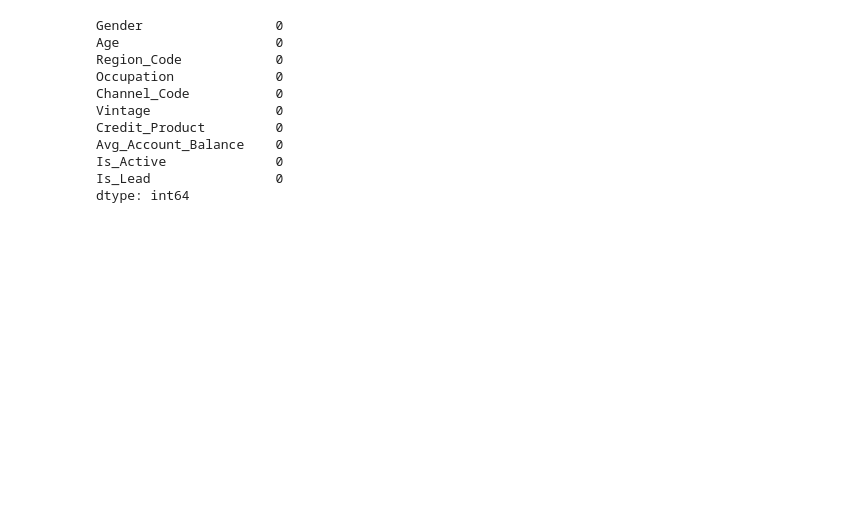
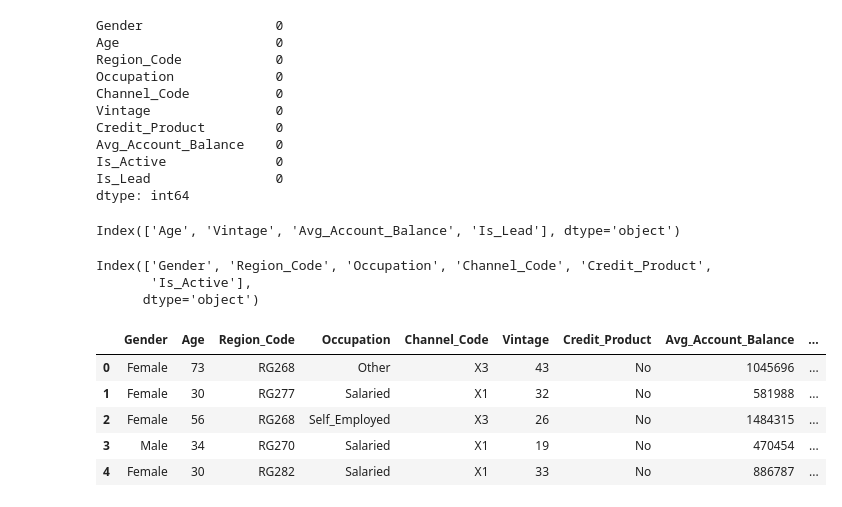
Before and after one commit to Aditk23/CreditCardLeadPrediction, a Jupyter notebook: data_cleaning.ipynb, the cells around one changed output. Saved outputs shown, nothing was run; the diff lists cells and outputs as text; code cells hidden in the pictures; blank space fills up the shorter version.

```diff
--- a/data_cleaning.ipynb
+++ b/data_cleaning.ipynb
@@ -133,0 +145,19 @@ dtype: int64
+# %%
+num.columns
+# %% [output]
+Index(['Age', 'Vintage', 'Avg_Account_Balance', 'Is_Lead'], dtype='object')
+# %%
+cat.columns
+# %% [output]
+Index(['Gender', 'Region_Code', 'Occupation', 'Channel_Code', 'Credit_Product',
+       'Is_Active'],
+      dtype='object')
+# %%
+train.head()
+# %% [output]
+|  | Gender | Age | Region_Code | Occupation | Channel_Code | Vintage | Credit_Product | Avg_Account_Balance | ... |
+| 0 | Female | 73 | RG268 | Other | X3 | 43 | No | 1045696 | ... |
+| 1 | Female | 30 | RG277 | Salaried | X1 | 32 | No | 581988 | ... |
+| 2 | Female | 56 | RG268 | Self_Employed | X3 | 26 | No | 1484315 | ... |
+| 3 | Male | 34 | RG270 | Salaried | X1 | 19 | No | 470454 | ... |
+| 4 | Female | 30 | RG282 | Salaried | X1 | 33 | No | 886787 | ... |
```
Also changed, not shown: parts of 13 cells of this notebook.
